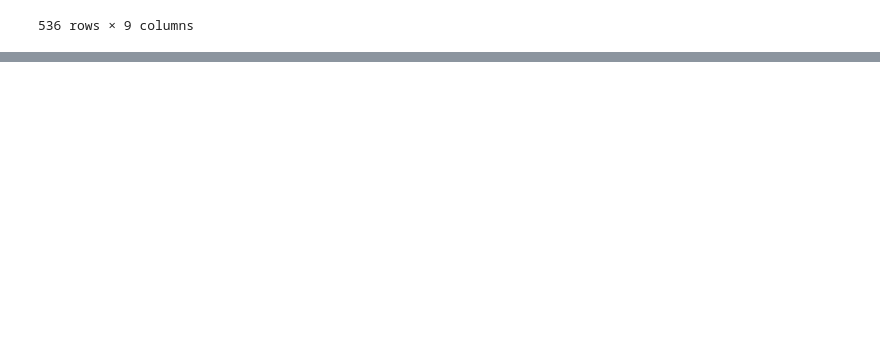
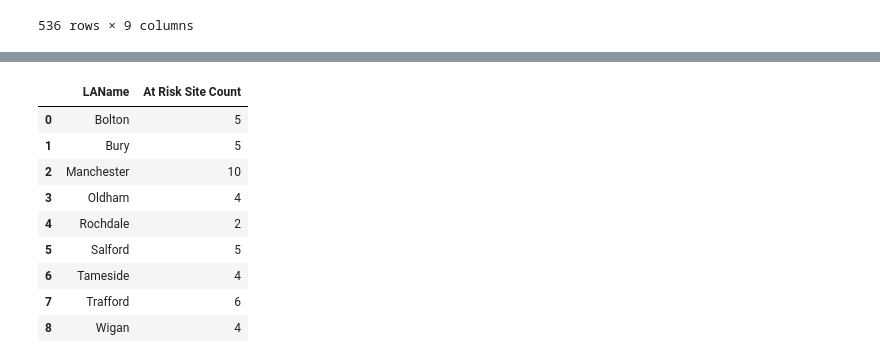
Before and after one commit to ChrisSoderberg-ONS/mss-sbi-project, a Jupyter notebook: sbi-analysis/Local_Authorities_At_Risk.ipynb, the cells around one changed output, grey strips where cells are left out. Drawn from its saved outputs; the diff is of its cells as text; code cells hidden in the pictures; blank space fills up the shorter version.

```diff
--- a/sbi-analysis/Local_Authorities_At_Risk.ipynb
+++ b/sbi-analysis/Local_Authorities_At_Risk.ipynb
@@ -193,7 +118,0 @@ joined_two_At_Risk
-# %%
-# Step 1: Group by LAName and calculate the sum
-agg = joined_two_At_Risk.groupby("LAName")[["No. Sites in 1km"]].sum()
-agg = agg.rename(columns={"No. Sites in 1km": "Total Sites in 1km (LA)"})
-
-# Step 2: Merge the aggregated data back into the original DataFrame
-joined_two_At_Risk = joined_two_At_Risk.merge(agg, on="LAName", how="left")
@@ -220,2 +118,0 @@ joined_two_At_Risk
-# %%
-joined_two_At_Risk = joined_two_At_Risk.drop(["Category", "SiteRef_x","SBI_Location","centroid","ref","SiteRef_y","No. Sites in 1km"], axis=1)
@@ -242,6 +118,0 @@ joined_two_At_Risk
-# %%
-joined_two_At_Risk.set_geometry("Local Authority")
-
-joined_two_At_Risk = joined_two_At_Risk.set_geometry("Local Authority")
-
-joined_two_At_Risk.explore("Total Sites in 1km (LA)")
@@ -258,0 +119,15 @@ joined_two_At_Risk.explore(
+# %%
+#Generate information for no. of at risk SBI's for each local authority
+at_risk_counts = joined_two_At_Risk.groupby("LAName").size().reset_index(name="At Risk Site Count")
+at_risk_counts
+# %% [output]
+|  | LAName | At Risk Site Count |
+| 0 | Bolton | 5 |
+| 1 | Bury | 5 |
+| 2 | Manchester | 10 |
+| 3 | Oldham | 4 |
+| 4 | Rochdale | 2 |
+| 5 | Salford | 5 |
+| 6 | Tameside | 4 |
+| 7 | Trafford | 6 |
+| 8 | Wigan | 4 |
```
Also changed, not shown: parts of 13 cells of this notebook, 1 other file.
